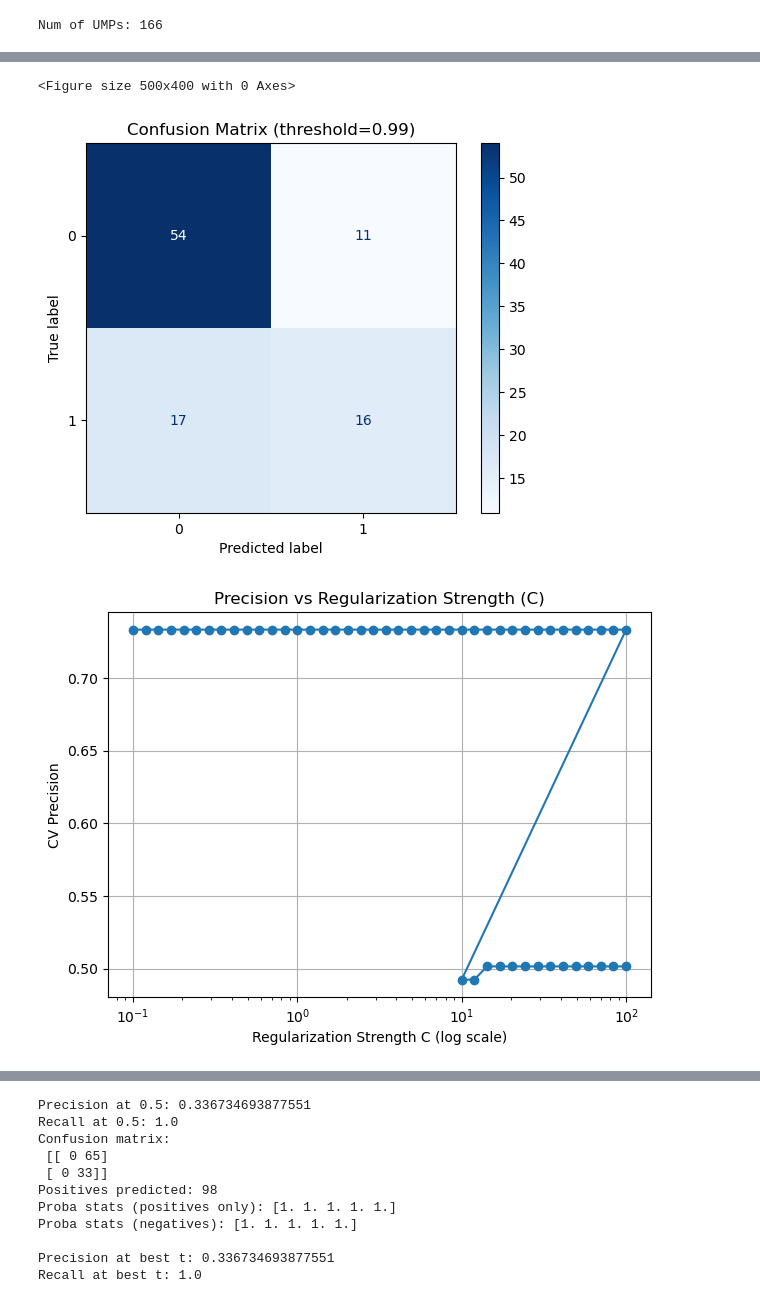
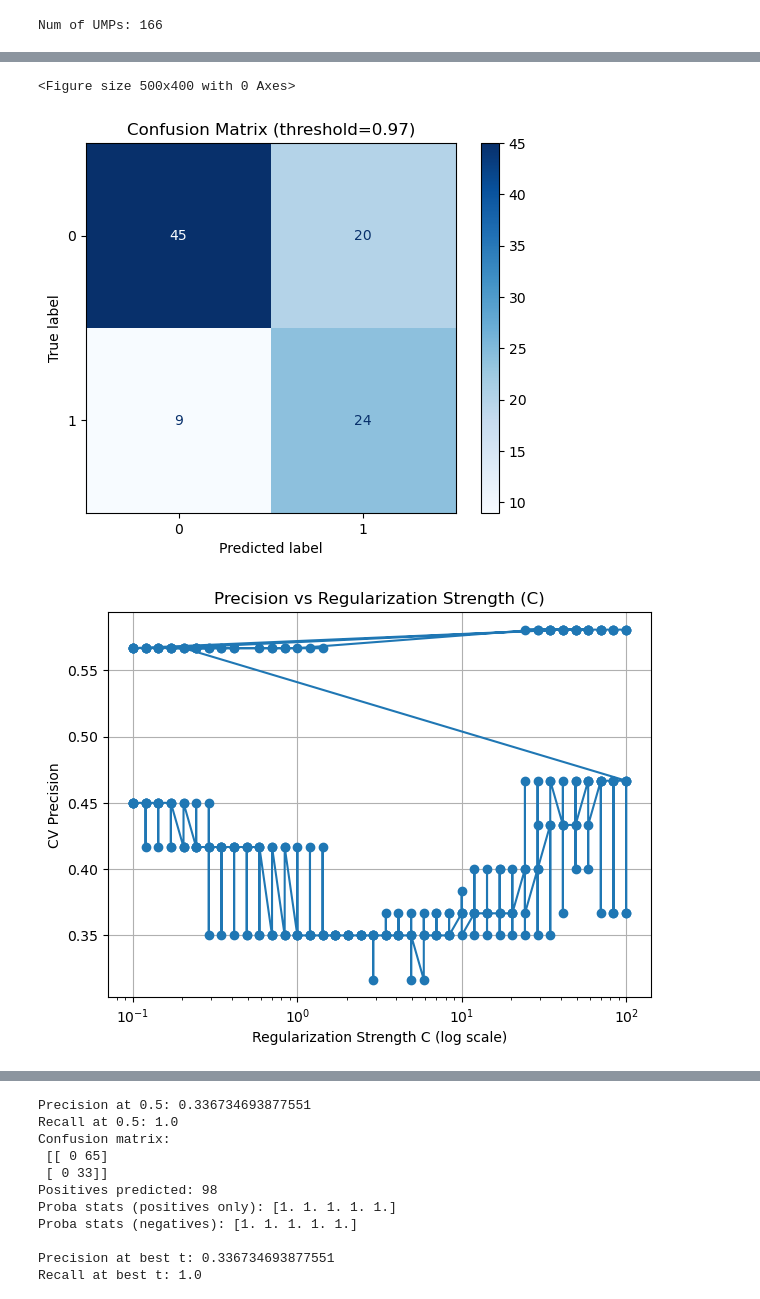
Before and after one commit to Fderick/UMPredict, a Jupyter notebook: UMPredict/UMP_Example.ipynb, the cells around one changed output, grey strips where cells are left out. Cells and saved outputs as stored; diff of their text form; code cells hidden in the pictures.

```diff
--- a/UMPredict/UMP_Example.ipynb
+++ b/UMPredict/UMP_Example.ipynb
@@ -194,12 +194,12 @@ def UMP_predictor_model(X_train, y_train, X_valid, y_valid, target_precision=0.9
     # 3. Model + Halving Grid Search
     # -------------------------
     model = LogisticRegression(
-        class_weight={0: 1, 1: 50},
+        #class_weight={0: 1, 1: 50},
         solver='lbfgs',
         max_iter=10000
     )
 
-    param_grid = {'C': np.logspace(-1, 2, 40)}
+    param_grid = {'C': np.logspace(-1, 2, 40), 'class_weight':[{0:1,1:50},{0:1,1:500},{0:1,1:10},{0:1,1:25},{0:1,1:100}]}
 
     search = HalvingGridSearchCV(
         estimator=model,
@@ -228,6 +228,10 @@ def UMP_predictor_model(X_train, y_train, X_valid, y_valid, target_precision=0.9
         best_threshold = thresholds[idx[np.argmax(recalls[idx])]-1]
     else:
         best_threshold = 0.5
+
+    f1_scores = 2 * (precisions * recalls) / (precisions + recalls + 1e-9)
+    best_index = np.argmax(f1_scores)
+    best_threshold = thresholds[best_index] if best_index < len(thresholds) else 0.5
 
     print(f"Selected Threshold = {best_threshold:.3f}")
 
@@ -264,15 +268,19 @@ def UMP_predictor_model(X_train, y_train, X_valid, y_valid, target_precision=0.9
     # -------------------------
     plt.figure(figsize=(7, 5))
     plt.plot(recalls, precisions)
+
+    plt.scatter(recalls[best_index], precisions[best_index], color='red', s=80,
+                label=f"Best Threshold = {best_threshold:.3f}")
+
     plt.xlabel("Recall")
     plt.ylabel("Precision")
     plt.title("Precision–Recall Curve")
     plt.grid(True)
     plt.show()
 
-    return best_model, best_threshold
+    return best_model, best_threshold, scaler
 # %%
 # Assuming you already have X_train_scaled, X_val_scaled, y_train, y_val
-best_model,best_threshold = UMP_predictor_model(x_train, y_train, x_val, y_val,target_precision=0.60)
+best_model,best_threshold, scaler = UMP_predictor_model(x_train, y_train, x_val, y_val,target_precision=0.60)
 # %% [output]
 n_iterations: 2
@@ -295,3 +303,3 @@ Recall:    0.4848
 <Figure size 500x400 with 0 Axes>
-[figure, old version]
+[figure, new version]
-[figure, old version]
+[figure, new version]
```
Also changed, not shown: parts of 5 cells of this notebook.
